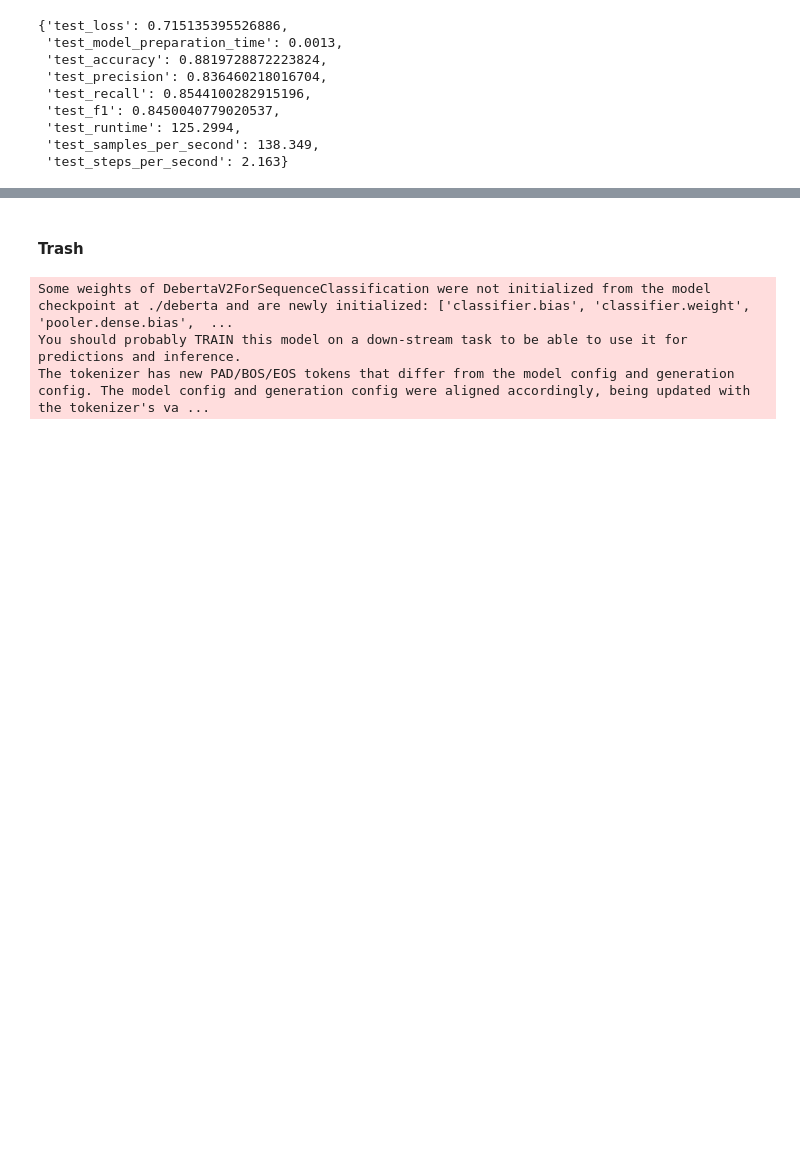
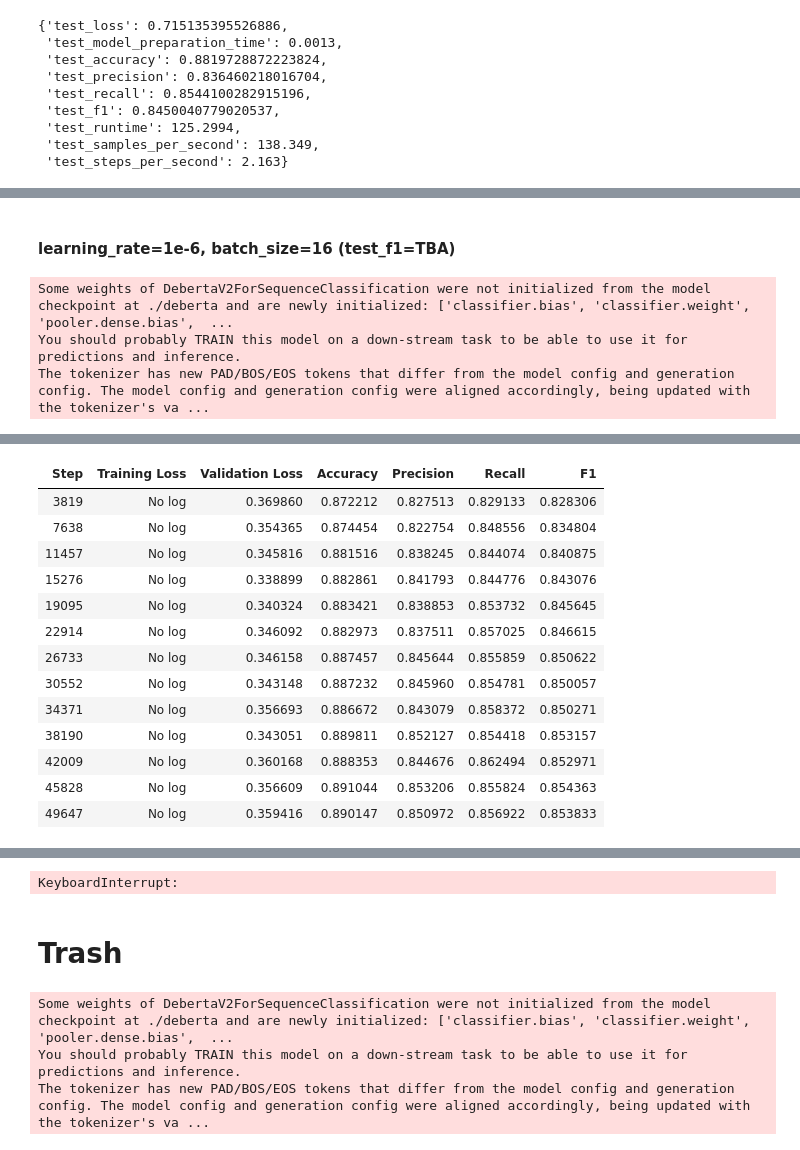
Before and after one commit to bugoverdose/dl-twitter-crisis, a Jupyter notebook: crisis_bench_jinwoo.ipynb, the cells around one changed output, grey strips where cells are left out. Drawn from its saved outputs; the diff is of its cells as text; code cells hidden in the pictures; blank space fills up the shorter version.

```diff
--- a/crisis_bench_jinwoo.ipynb
+++ b/crisis_bench_jinwoo.ipynb
@@ -2186,0 +2430,61 @@ The tokenizer has new PAD/BOS/EOS tokens that differ from the model config and g
+# %% [markdown]
+#### learning_rate=1e-6, batch_size=16 (test_f1=TBA)
+# %%
+trainer = train(epoch=20, learning_rate=1e-6, batch_size=16, output_dir="./deberta-v3-crisis/batchsize16_lr1e6")
+
+# ================================================================================
+# [EPOCH 1]
+# [train] acc=0.8767, prec=0.8325, rec=0.8395, f1=0.8359
+# [valid] acc=0.8722, prec=0.8275, rec=0.8291, f1=0.8283
+# ================================================================================
+# [EPOCH 2]
+# [train] acc=0.8833, prec=0.8349, rec=0.8651, f1=0.8489
+# [valid] acc=0.8745, prec=0.8228, rec=0.8486, f1=0.8348
+# ================================================================================
+# [EPOCH 3]
+# [train] acc=0.8958, prec=0.8568, rec=0.8691, f1=0.8625
+# [valid] acc=0.8815, prec=0.8382, rec=0.8441, f1=0.8409
+# ================================================================================
+# [EPOCH 4]
+# [train] acc=0.9020, prec=0.8662, rec=0.8761, f1=0.8708
+# [valid] acc=0.8829, prec=0.8418, rec=0.8448, f1=0.8431
+# ================================================================================
+# [EPOCH 5]
+# [train] acc=0.9039, prec=0.8650, rec=0.8854, f1=0.8744
+# [valid] acc=0.8834, prec=0.8389, rec=0.8537, f1=0.8456
+# ================================================================================
+# [EPOCH 6]
+# [train] acc=0.9066, prec=0.8676, rec=0.8938, f1=0.8797
+# [valid] acc=0.8830, prec=0.8375, rec=0.8570, f1=0.8466
+# ================================================================================
+# [EPOCH 7]
+# [train] acc=0.9139, prec=0.8792, rec=0.8964, f1=0.8875
+# [valid] acc=0.8875, prec=0.8456, rec=0.8559, f1=0.8506
+# ================================================================================
+# [EPOCH 8]
+# [train] acc=0.9181, prec=0.8857, rec=0.8996, f1=0.8923
+# [valid] acc=0.8872, prec=0.8460, rec=0.8548, f1=0.8501
+# ================================================================================
+# [EPOCH 9]
+# [train] acc=0.9184, prec=0.8835, rec=0.9044, f1=0.8934
+# [valid] acc=0.8867, prec=0.8431, rec=0.8584, f1=0.8503
+# ================================================================================
+# [EPOCH 10]
+# [train] acc=0.9256, prec=0.8985, rec=0.9054, f1=0.9018
+# [valid] acc=0.8898, prec=0.8521, rec=0.8544, f1=0.8532
+# ================================================================================
+# [EPOCH 11]
+# [train] acc=0.9236, prec=0.8896, rec=0.9119, f1=0.9001
+# [valid] acc=0.8884, prec=0.8447, rec=0.8625, f1=0.8530
+# ================================================================================
+# [EPOCH 12]
+# [train] acc=0.9302, prec=0.9042, rec=0.9119, f1=0.9079
+# [valid] acc=0.8910, prec=0.8532, rec=0.8558, f1=0.8544
+# ================================================================================
+# [EPOCH 13]
+# [train] acc=0.9310, prec=0.9036, rec=0.9149, f1=0.9091
+# [valid] acc=0.8901, prec=0.8510, rec=0.8569, f1=0.8538
+# %% [output]
+Some weights of DebertaV2ForSequenceClassification were not initialized from the model checkpoint at ./deberta and are newly initialized: ['classifier.bias', 'classifier.weight', 'pooler.dense.bias',  ...
+You should probably TRAIN this model on a down-stream task to be able to use it for predictions and inference.
+The tokenizer has new PAD/BOS/EOS tokens that differ from the model config and generation config. The model config and generation config were aligned accordingly, being updated with the tokenizer's va ...
@@ -2186,0 +2492,14 @@ The tokenizer has new PAD/BOS/EOS tokens that differ from the model config and g
+| Step | Training Loss | Validation Loss | Accuracy | Precision | Recall | F1 |
+| 3819 | No log | 0.369860 | 0.872212 | 0.827513 | 0.829133 | 0.828306 |
+| 7638 | No log | 0.354365 | 0.874454 | 0.822754 | 0.848556 | 0.834804 |
+| 11457 | No log | 0.345816 | 0.881516 | 0.838245 | 0.844074 | 0.840875 |
+| 15276 | No log | 0.338899 | 0.882861 | 0.841793 | 0.844776 | 0.843076 |
+| 19095 | No log | 0.340324 | 0.883421 | 0.838853 | 0.853732 | 0.845645 |
+| 22914 | No log | 0.346092 | 0.882973 | 0.837511 | 0.857025 | 0.846615 |
+| 26733 | No log | 0.346158 | 0.887457 | 0.845644 | 0.855859 | 0.850622 |
+| 30552 | No log | 0.343148 | 0.887232 | 0.845960 | 0.854781 | 0.850057 |
+| 34371 | No log | 0.356693 | 0.886672 | 0.843079 | 0.858372 | 0.850271 |
+| 38190 | No log | 0.343051 | 0.889811 | 0.852127 | 0.854418 | 0.853157 |
+| 42009 | No log | 0.360168 | 0.888353 | 0.844676 | 0.862494 | 0.852971 |
+| 45828 | No log | 0.356609 | 0.891044 | 0.853206 | 0.855824 | 0.854363 |
+| 49647 | No log | 0.359416 | 0.890147 | 0.850972 | 0.856922 | 0.853833 |
@@ -2187,3 +2523,4 @@ The tokenizer has new PAD/BOS/EOS tokens that differ from the model config and g
+KeyboardInterrupt:
 # %% [markdown]
-#### Trash
+# Trash
 # %%
```
Also changed, not shown: parts of 21 cells of this notebook.
